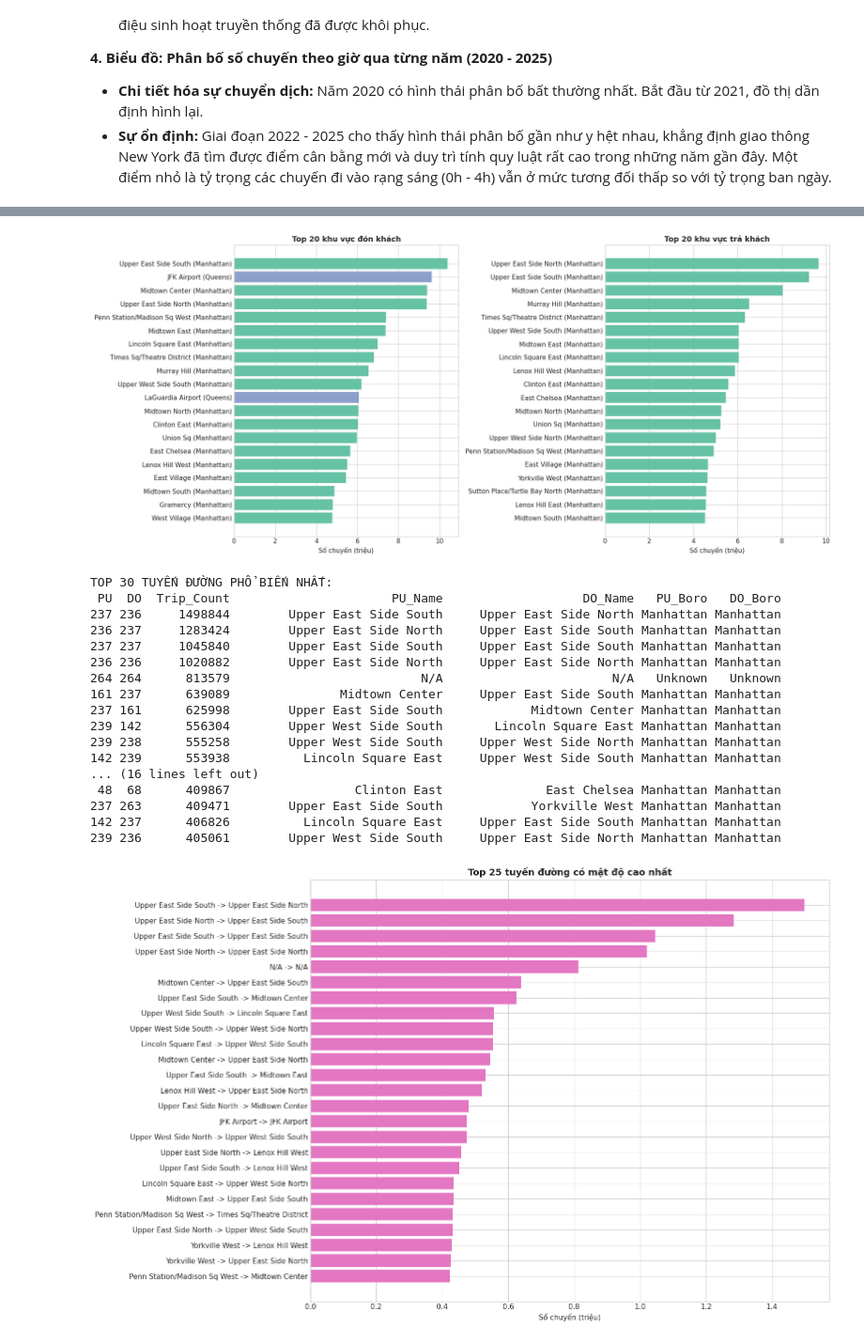
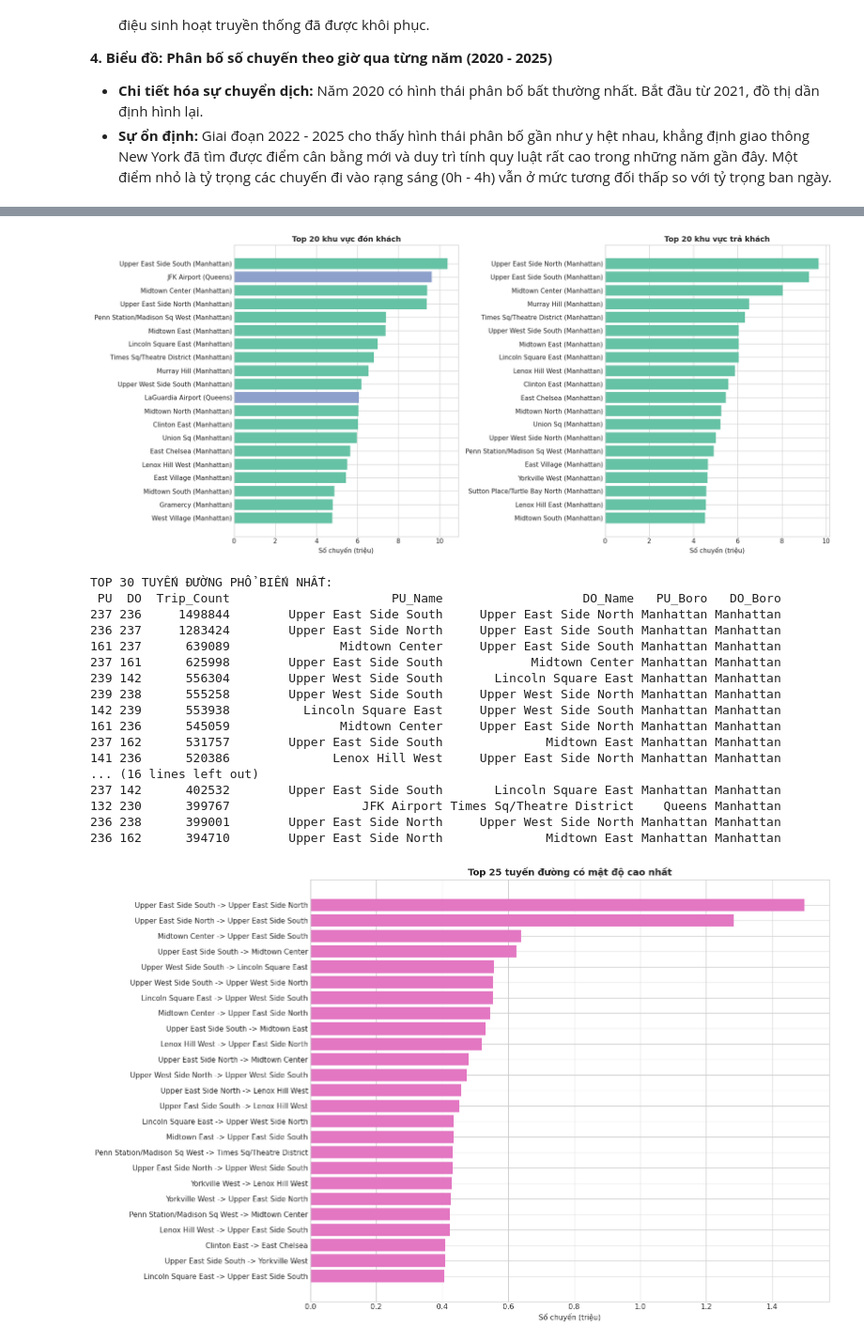
Before and after one commit to PhucLee2304/BTL-MMDS, a Jupyter notebook: code/spatiotemporal/EDA/eda.ipynb, the cells around one changed output, grey strips where cells are left out. Shown at 94% size. Saved outputs shown, nothing was run; the diff lists cells and outputs as text; code cells hidden in the pictures.

```diff
--- a/code/spatiotemporal/EDA/eda.ipynb
+++ b/code/spatiotemporal/EDA/eda.ipynb
@@ -562,6 +562,13 @@ route_pdf["DO_Name"] = route_pdf["DO"].map(get_zone_name)
 route_pdf["PU_Boro"] = route_pdf["PU"].map(get_borough)
 route_pdf["DO_Boro"] = route_pdf["DO"].map(get_borough)
 
+# ── LỌC BỎ N/A VÀ TUYẾN CÙNG ĐIỂM ──
+route_pdf = route_pdf[
+    (route_pdf["PU_Name"] != "N/A") &
+    (route_pdf["DO_Name"] != "N/A") &
+    (route_pdf["PU"] != route_pdf["DO"])
+].reset_index(drop=True)
+
 print("\nTOP 30 TUYẾN ĐƯỜNG PHỔ BIẾN NHẤT:")
 print(route_pdf.head(30).to_string(index=False))
 route_pdf.head(100).to_csv(os.path.join(OUT_DIR, "03b_top_tuyen_duong.csv"), index=False)
@@ -575,7 +582,6 @@ ax.set_title("Top 25 tuyến đường có mật độ cao nhất", fontsize=14,
 plt.tight_layout()
 plt.savefig(os.path.join(OUT_DIR, "03b_top_tuyen_duong.png"), dpi=150)
 plt.show()
-
 # 3c. Ma trận OD giữa các Quận
 boroughs_list = ["Manhattan", "Brooklyn", "Queens", "Bronx", "Staten Island", "EWR"]
 od_matrix = pd.DataFrame(0, index=boroughs_list, columns=boroughs_list)
@@ -636,41 +642,41 @@ print(comp.to_string())
 comp.to_csv(os.path.join(OUT_DIR, "03e_phuc_hoi_covid.csv"))
 # %% [output]
  PHẦN 3 -- PHÂN TÍCH KHÔNG GIAN
 
 TOP 20 KHU VỰC ĐÓN KHÁCH:
  LocationID  Pickup_Count                         Zone   Borough
         237      10390685        Upper East Side South Manhattan
         132       9615438                  JFK Airport    Queens
         161       9381553               Midtown Center Manhattan
         236       9371584        Upper East Side North Manhattan
         186       7386385 Penn Station/Madison Sq West Manhattan
         162       7359246                 Midtown East Manhattan
         142       6992179          Lincoln Square East Manhattan
         230       6808162    Times Sq/Theatre District Manhattan
 ... (31 lines left out)
         263        4634753                Yorkville West Manhattan
         229        4588392 Sutton Place/Turtle Bay North Manhattan
         140        4567630               Lenox Hill East Manhattan
         164        4531417                 Midtown South Manhattan
 [figure]
 TOP 30 TUYẾN ĐƯỜNG PHỔ BIẾN NHẤT:
  PU  DO  Trip_Count                      PU_Name                   DO_Name   PU_Boro   DO_Boro
 237 236     1498844        Upper East Side South     Upper East Side North Manhattan Manhattan
 236 237     1283424        Upper East Side North     Upper East Side South Manhattan Manhattan
-237 237     1045840        Upper East Side South     Upper East Side South Manhattan Manhattan
-236 236     1020882        Upper East Side North     Upper East Side North Manhattan Manhattan
-264 264      813579                          N/A                       N/A   Unknown   Unknown
 161 237      639089               Midtown Center     Upper East Side South Manhattan Manhattan
 237 161      625998        Upper East Side South            Midtown Center Manhattan Manhattan
 239 142      556304        Upper West Side South       Lincoln Square East Manhattan Manhattan
 239 238      555258        Upper West Side South     Upper West Side North Manhattan Manhattan
 142 239      553938          Lincoln Square East     Upper West Side South Manhattan Manhattan
+161 236      545059               Midtown Center     Upper East Side North Manhattan Manhattan
+237 162      531757        Upper East Side South              Midtown East Manhattan Manhattan
+141 236      520386              Lenox Hill West     Upper East Side North Manhattan Manhattan
 ... (16 lines left out)
- 48  68      409867                 Clinton East              East Chelsea Manhattan Manhattan
-237 263      409471        Upper East Side South            Yorkville West Manhattan Manhattan
-142 237      406826          Lincoln Square East     Upper East Side South Manhattan Manhattan
-239 236      405061        Upper West Side South     Upper East Side North Manhattan Manhattan
+237 142      402532        Upper East Side South       Lincoln Square East Manhattan Manhattan
+132 230      399767                  JFK Airport Times Sq/Theatre District    Queens Manhattan
+236 238      399001        Upper East Side North     Upper West Side North Manhattan Manhattan
+236 162      394710        Upper East Side North              Midtown East Manhattan Manhattan
-[figure, old version]
+[figure, new version]
 [figure]
 Số chuyến đón khách theo Quận và Năm (triệu):
 borough  Bronx  Brooklyn   EWR  Manhattan  Queens  Staten Island
```
Also changed, not shown: parts of 3 cells of this notebook, 1 other file.
